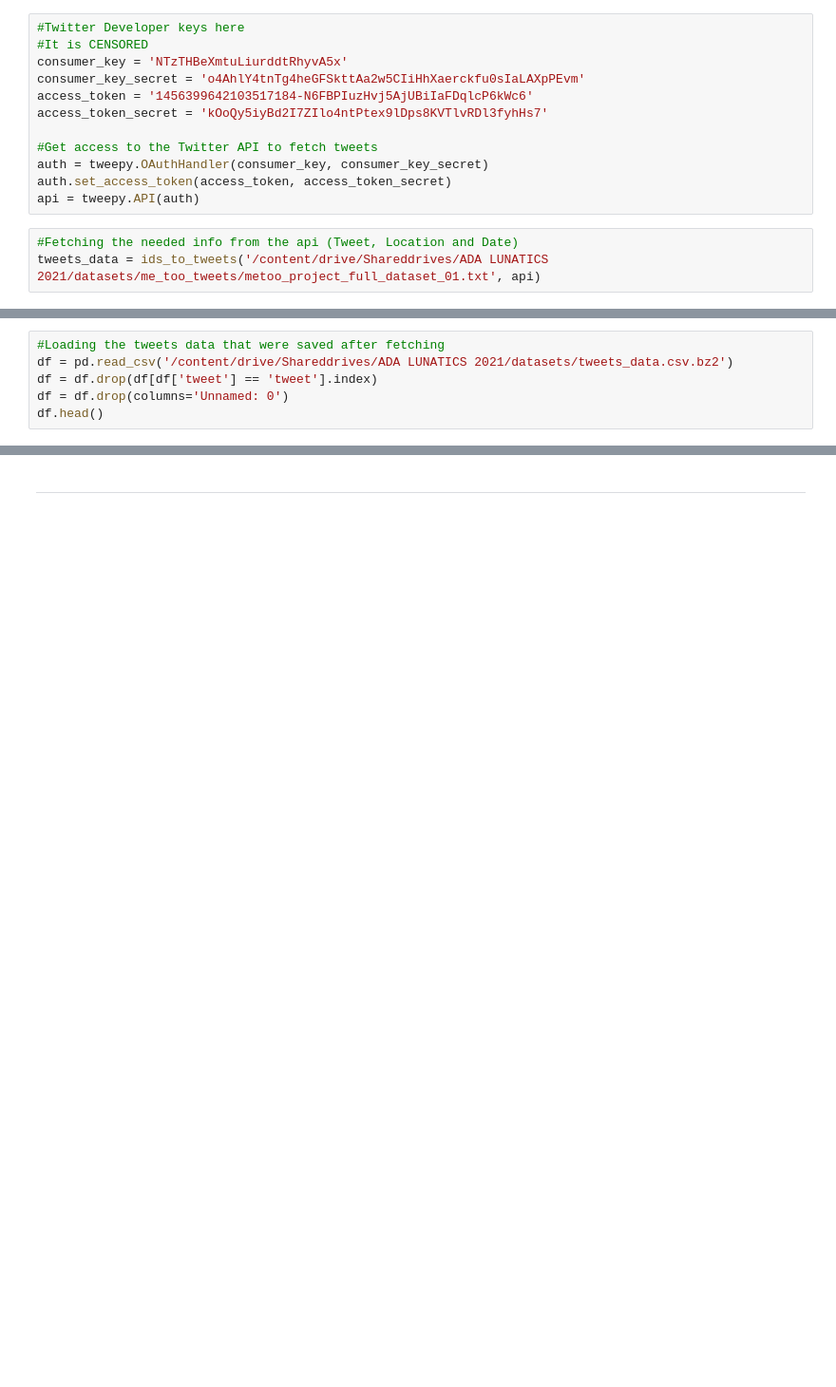
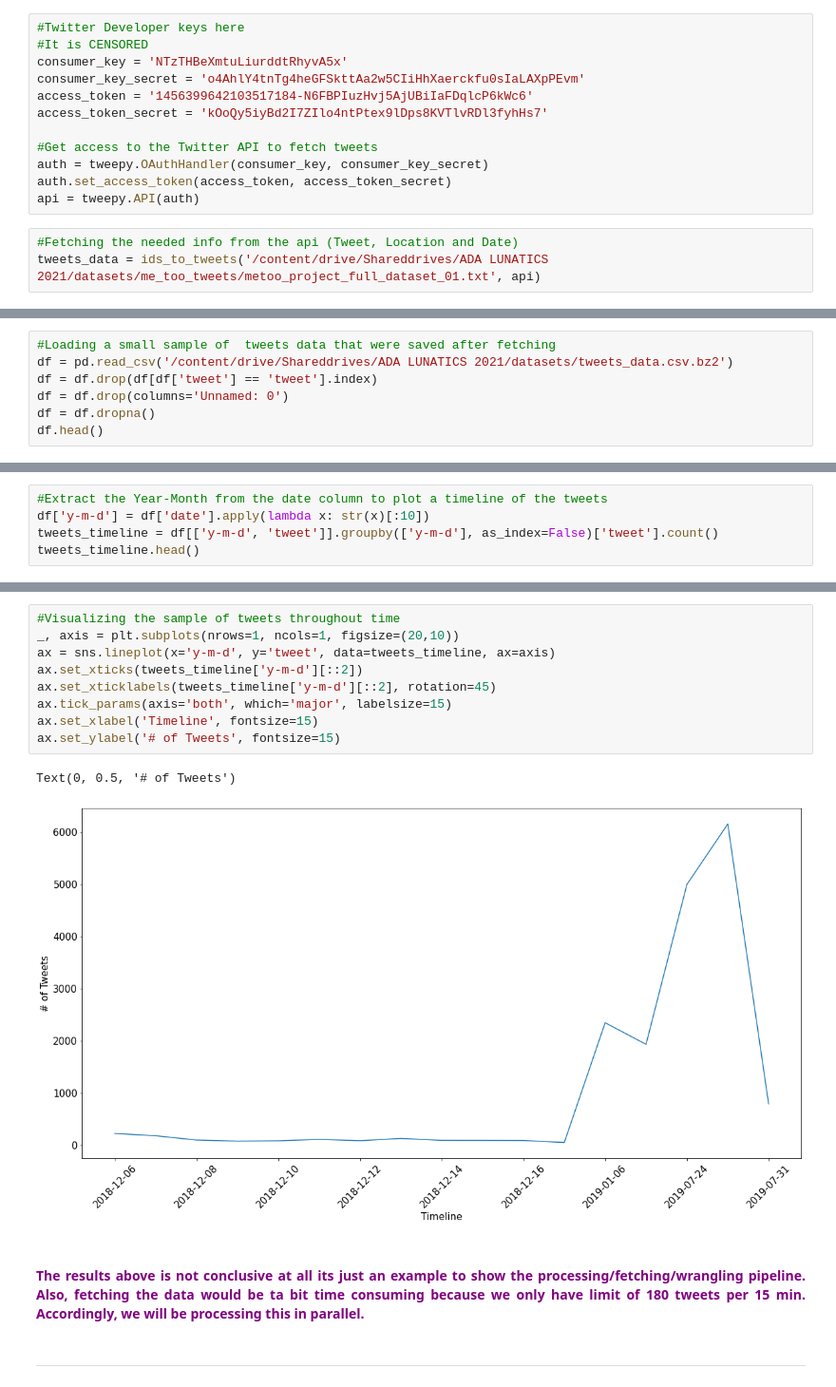
Before and after one commit to epfl-ada/ada-2021-project-adalunatics, a Jupyter notebook: notebook.ipynb, the cells around one changed output, grey strips where cells are left out. Shown at 95% size. Drawn from its saved outputs; the diff is of its cells as text; blank space fills up the shorter version.

```diff
--- a/notebook.ipynb
+++ b/notebook.ipynb
@@ -484,6 +644,7 @@ tweets_data = ids_to_tweets('/content/drive/Shareddrives/ADA LUNATICS 2021/datas
 # %%
-#Loading the tweets data that were saved after fetching
+#Loading a small sample of  tweets data that were saved after fetching
 df = pd.read_csv('/content/drive/Shareddrives/ADA LUNATICS 2021/datasets/tweets_data.csv.bz2')
 df = df.drop(df[df['tweet'] == 'tweet'].index)
 df = df.drop(columns='Unnamed: 0')
+df = df.dropna()
 df.head()
@@ -491,0 +658,5 @@ df.head()
+# %%
+#Extract the Year-Month from the date column to plot a timeline of the tweets
+df['y-m-d'] = df['date'].apply(lambda x: str(x)[:10])
+tweets_timeline = df[['y-m-d', 'tweet']].groupby(['y-m-d'], as_index=False)['tweet'].count()
+tweets_timeline.head()
@@ -492,3 +670,17 @@ df.head()
+# %%
+#Visualizing the sample of tweets throughout time
+_, axis = plt.subplots(nrows=1, ncols=1, figsize=(20,10))
+ax = sns.lineplot(x='y-m-d', y='tweet', data=tweets_timeline, ax=axis)
+ax.set_xticks(tweets_timeline['y-m-d'][::2])
+ax.set_xticklabels(tweets_timeline['y-m-d'][::2], rotation=45)
+ax.tick_params(axis='both', which='major', labelsize=15)
+ax.set_xlabel('Timeline', fontsize=15)
+ax.set_ylabel('# of Tweets', fontsize=15)
+# %% [output]
+Text(0, 0.5, '# of Tweets')
+[figure, added]
+# %% [markdown]
+#### <span style="color:Purple"><div style="text-align: justify">The results above is not conclusive at all its just an example to show the processing/fetching/wrangling pipeline. Also, fetching the data would be ta bit time consuming because we only have limit of 180 tweets per 15 min. Accordingly, we will be processing this in parallel.</div></span>
 # %% [markdown]
 ---
 # %% [markdown]
```
Also changed, not shown: parts of 67 cells of this notebook, 3 other files.
